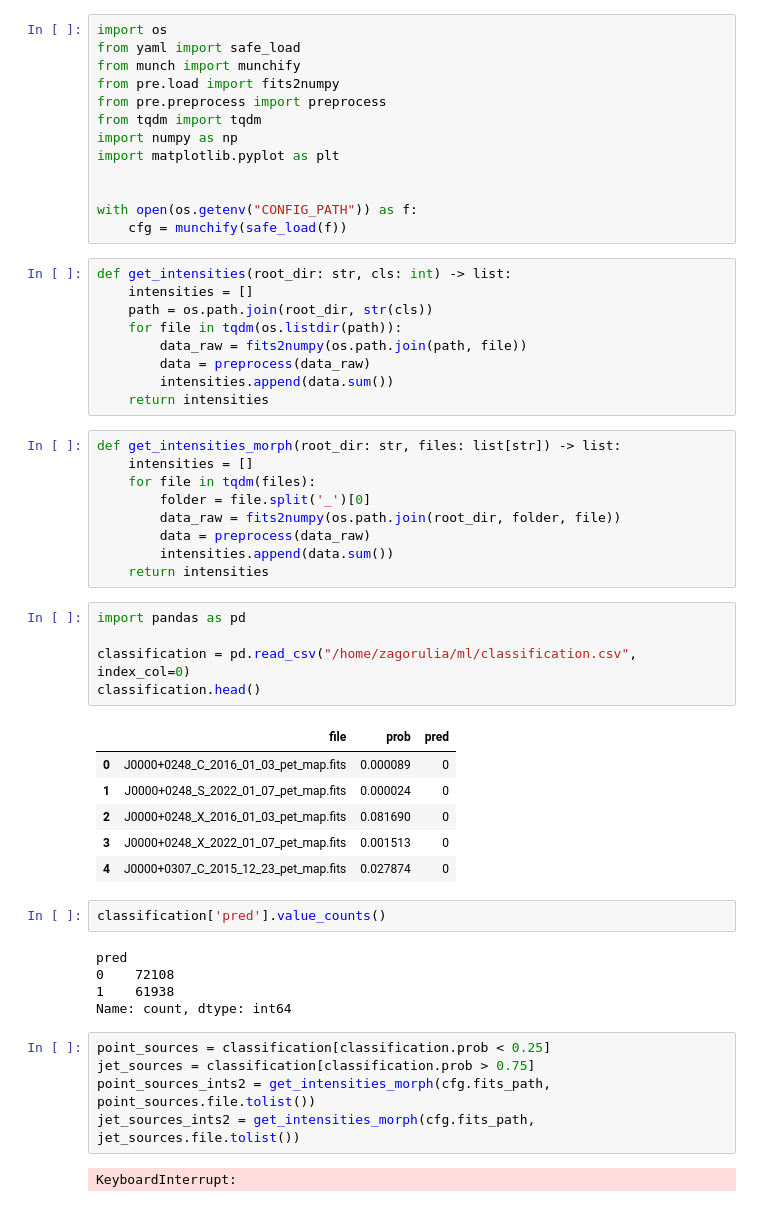
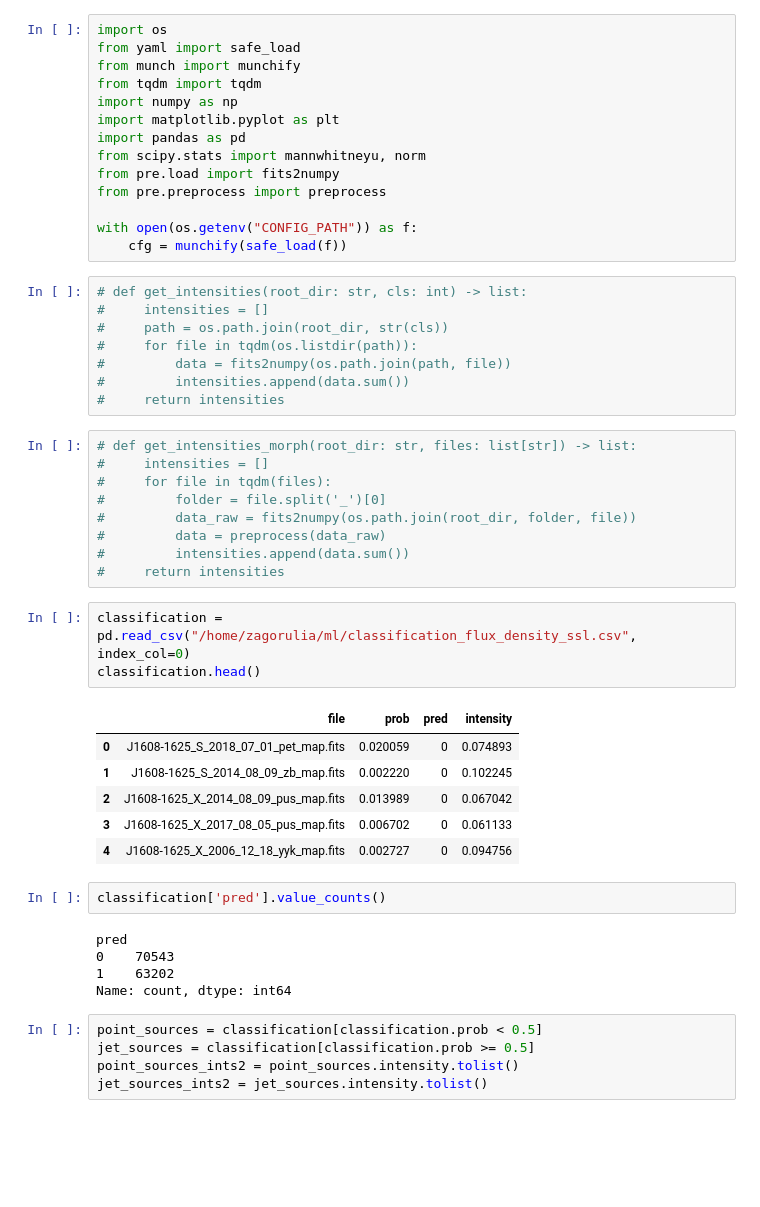
Before and after one commit to dimicorn/astrogeo_image_classifier, a Jupyter notebook: notebooks/integral_intensity.ipynb, the cells around one changed output. Saved outputs shown, nothing was run; the diff lists cells and outputs as text; blank space fills up the shorter version.

```diff
--- a/notebooks/integral_intensity.ipynb
+++ b/notebooks/integral_intensity.ipynb
@@ -2,57 +2,53 @@
 import os
 from yaml import safe_load
 from munch import munchify
-from pre.load import fits2numpy
-from pre.preprocess import preprocess
 from tqdm import tqdm
 import numpy as np
 import matplotlib.pyplot as plt
-
+import pandas as pd
+from scipy.stats import mannwhitneyu, norm
+from pre.load import fits2numpy
+from pre.preprocess import preprocess
 
 with open(os.getenv("CONFIG_PATH")) as f:
     cfg = munchify(safe_load(f))
 # %%
-def get_intensities(root_dir: str, cls: int) -> list:
-    intensities = []
-    path = os.path.join(root_dir, str(cls))
-    for file in tqdm(os.listdir(path)):
-        data_raw = fits2numpy(os.path.join(path, file))
-        data = preprocess(data_raw)
-        intensities.append(data.sum())
-    return intensities
+# def get_intensities(root_dir: str, cls: int) -> list:
+#     intensities = []
+#     path = os.path.join(root_dir, str(cls))
+#     for file in tqdm(os.listdir(path)):
+#         data = fits2numpy(os.path.join(path, file))
+#         intensities.append(data.sum())
+#     return intensities
 # %%
-def get_intensities_morph(root_dir: str, files: list[str]) -> list:
-    intensities = []
-    for file in tqdm(files):
-        folder = file.split('_')[0]
-        data_raw = fits2numpy(os.path.join(root_dir, folder, file))
-        data = preprocess(data_raw)
-        intensities.append(data.sum())
-    return intensities
+# def get_intensities_morph(root_dir: str, files: list[str]) -> list:
+#     intensities = []
+#     for file in tqdm(files):
+#         folder = file.split('_')[0]
+#         data_raw = fits2numpy(os.path.join(root_dir, folder, file))
+#         data = preprocess(data_raw)
+#         intensities.append(data.sum())
+#     return intensities
 # %%
-import pandas as pd
-
-classification = pd.read_csv("/home/zagorulia/ml/classification.csv", index_col=0)
+classification = pd.read_csv("/home/zagorulia/ml/classification_flux_density_ssl.csv", index_col=0)
 classification.head()
 # %% [output]
-|  | file | prob | pred |
-| 0 | J0000+0248_C_2016_01_03_pet_map.fits | 0.000089 | 0 |
-| 1 | J0000+0248_S_2022_01_07_pet_map.fits | 0.000024 | 0 |
-| 2 | J0000+0248_X_2016_01_03_pet_map.fits | 0.081690 | 0 |
-| 3 | J0000+0248_X_2022_01_07_pet_map.fits | 0.001513 | 0 |
-| 4 | J0000+0307_C_2015_12_23_pet_map.fits | 0.027874 | 0 |
+|  | file | prob | pred | intensity |
+| 0 | J1608-1625_S_2018_07_01_pet_map.fits | 0.020059 | 0 | 0.074893 |
+| 1 | J1608-1625_S_2014_08_09_zb_map.fits | 0.002220 | 0 | 0.102245 |
+| 2 | J1608-1625_X_2014_08_09_pus_map.fits | 0.013989 | 0 | 0.067042 |
+| 3 | J1608-1625_X_2017_08_05_pus_map.fits | 0.006702 | 0 | 0.061133 |
+| 4 | J1608-1625_X_2006_12_18_yyk_map.fits | 0.002727 | 0 | 0.094756 |
 # %%
 classification['pred'].value_counts()
 # %% [output]
 pred
-0    72108
-1    61938
+0    70543
+1    63202
 Name: count, dtype: int64
 # %%
-point_sources = classification[classification.prob < 0.25]
-jet_sources = classification[classification.prob > 0.75]
-point_sources_ints2 = get_intensities_morph(cfg.fits_path, point_sources.file.tolist())
-jet_sources_ints2 = get_intensities_morph(cfg.fits_path, jet_sources.file.tolist())
+point_sources = classification[classification.prob < 0.5]
+jet_sources = classification[classification.prob >= 0.5]
+point_sources_ints2 = point_sources.intensity.tolist()
+jet_sources_ints2 = jet_sources.intensity.tolist()
-# %% [output]
-KeyboardInterrupt:
 # %%
```
Also changed, not shown: parts of 7 cells of this notebook, 6 other files.
